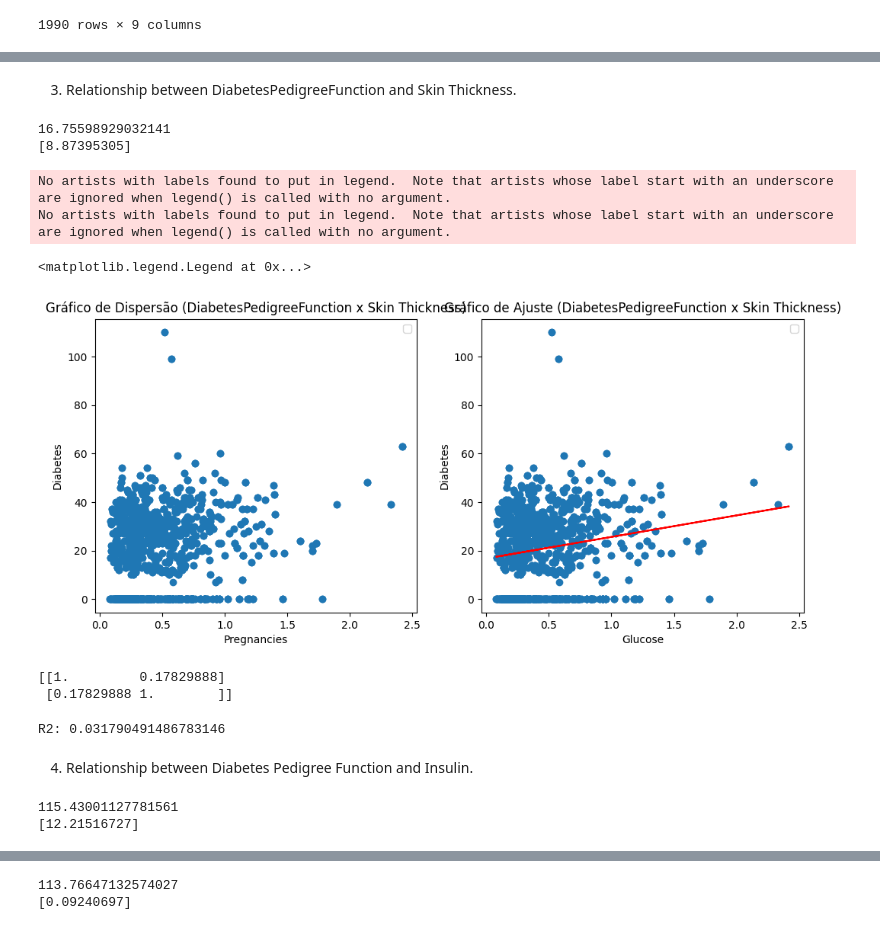
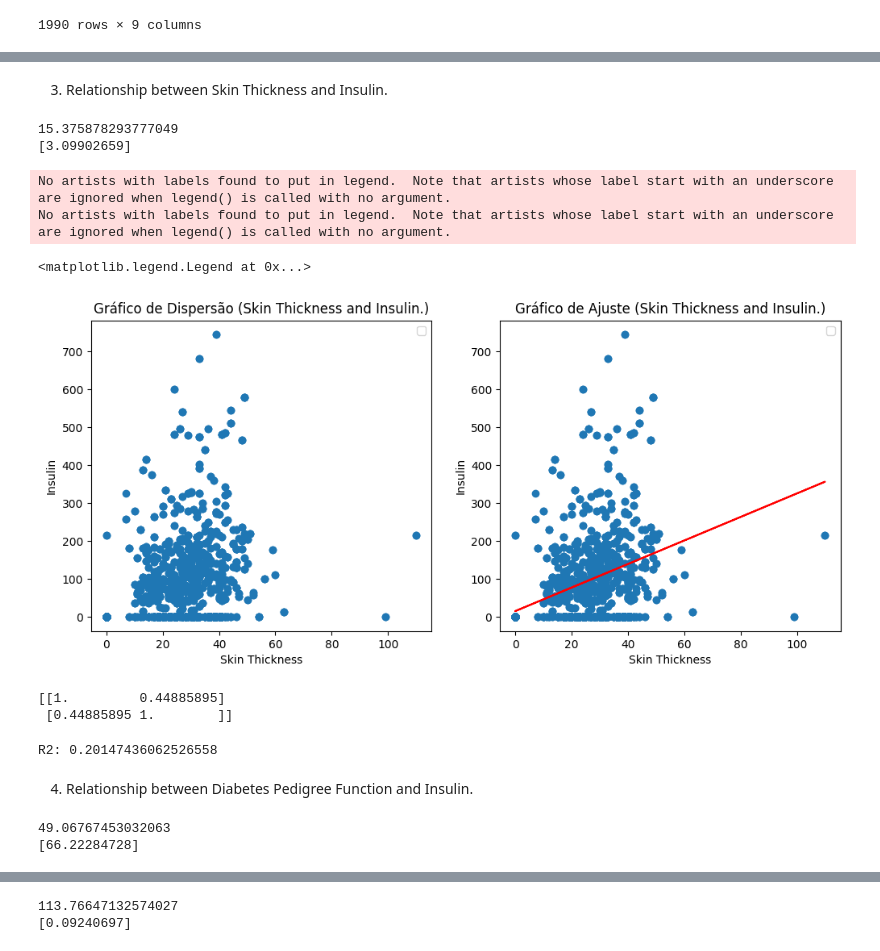
Before and after one commit to AnaBeatrizTavaresMalheiro/Data-analytics, a Jupyter notebook: linear_regression.ipynb, the cells around one changed output, grey strips where cells are left out. Drawn from its saved outputs; the diff is of its cells as text; code cells hidden in the pictures.

```diff
--- a/linear_regression.ipynb
+++ b/linear_regression.ipynb
@@ -134,11 +143,11 @@ R2: 0.0015200152656674737
 # %% [markdown]
-3) Relationship between DiabetesPedigreeFunction and Skin Thickness.
+3) Relationship between Skin Thickness and Insulin.
 # %%
 #Gráfico de dispersão
 #Reta com ajustada
 data = df.to_numpy()
-x = data[:,6]#DiabetesPedigreeFunction
-y = data[:,3]#SkinThickness
+x = data[:,3]#SkinThickness
+y = data[:,4]#Insulin
 X = np.array(x).reshape(-1, 1)
 Y = np.array(y)
 
@@ -147,42 +156,42 @@ modelo = LinearRegression().fit(X, Y)
 print(modelo.intercept_)
 print (modelo.coef_)
 # %% [output]
-16.75598929032141
-[8.87395305]
+15.375878293777049
+[3.09902659]
 # %%
 fig, axs = plt.subplots(1, 2, figsize=(12, 5))
 
 axs[0].scatter(X, Y)
-axs[0].set_title('Gráfico de Dispersão (DiabetesPedigreeFunction x Skin Thickness)')
-axs[0].set_xlabel("Pregnancies")
-axs[0].set_ylabel("Diabetes")
+axs[0].set_title('Gráfico de Dispersão (Skin Thickness and Insulin.)')
+axs[0].set_xlabel("Skin Thickness")
+axs[0].set_ylabel("Insulin")
 axs[0].legend()
 
 axs[1].scatter(X, Y)
 axs[1].plot(X, modelo.predict(X), color = 'red')
-axs[1].set_title('Gráfico de Ajuste (DiabetesPedigreeFunction x Skin Thickness)')
-axs[1].set_xlabel("Glucose")
-axs[1].set_ylabel("Diabetes")
+axs[1].set_title('Gráfico de Ajuste (Skin Thickness and Insulin.)')
+axs[1].set_xlabel("Skin Thickness")
+axs[1].set_ylabel("Insulin")
 axs[1].legend()
 # %% [output]
 No artists with labels found to put in legend.  Note that artists whose label start with an underscore are ignored when legend() is called with no argument.
 No artists with labels found to put in legend.  Note that artists whose label start with an underscore are ignored when legend() is called with no argument.
 <matplotlib.legend.Legend at 0x...>
-[figure, old version]
+[figure, new version]
 # %%
 #Coeficiente de correlação de Pearson
 correlacao = np.corrcoef(x, y)
 print(correlacao)
 # %% [output]
-[[1.         0.17829888]
- [0.17829888 1.        ]]
+[[1.         0.44885895]
+ [0.44885895 1.        ]]
 # %%
 #Coeficiente de Determinação R^2
 y_pred=modelo.predict(X)
 R2 = r2_score(y, y_pred)
 print('R2:', R2)
 # %% [output]
-R2: 0.031790491486783146
+R2: 0.20147436062526558
 # %% [markdown]
 4) Relationship between Diabetes Pedigree Function and Insulin.
 # %%
@@ -190,7 +199,7 @@ R2: 0.031790491486783146
 #Reta com ajustada
 data = df.to_numpy()
 x = data[:,6]#DiabetesPedigreeFunction
-y = data[:,1]#Insulin
+y = data[:,4]#Insulin
 X = np.array(x).reshape(-1, 1)
 Y = np.array(y)
 
@@ -199,8 +208,8 @@ modelo = LinearRegression().fit(X, Y)
 print(modelo.intercept_)
 print(modelo.coef_)
 # %% [output]
-115.43001127781561
-[12.21516727]
+49.06767453032063
+[66.22284728]
 # %%
 fig, axs = plt.subplots(1, 2, figsize=(12, 5))
 
```
Also changed, not shown: parts of 15 cells of this notebook.
